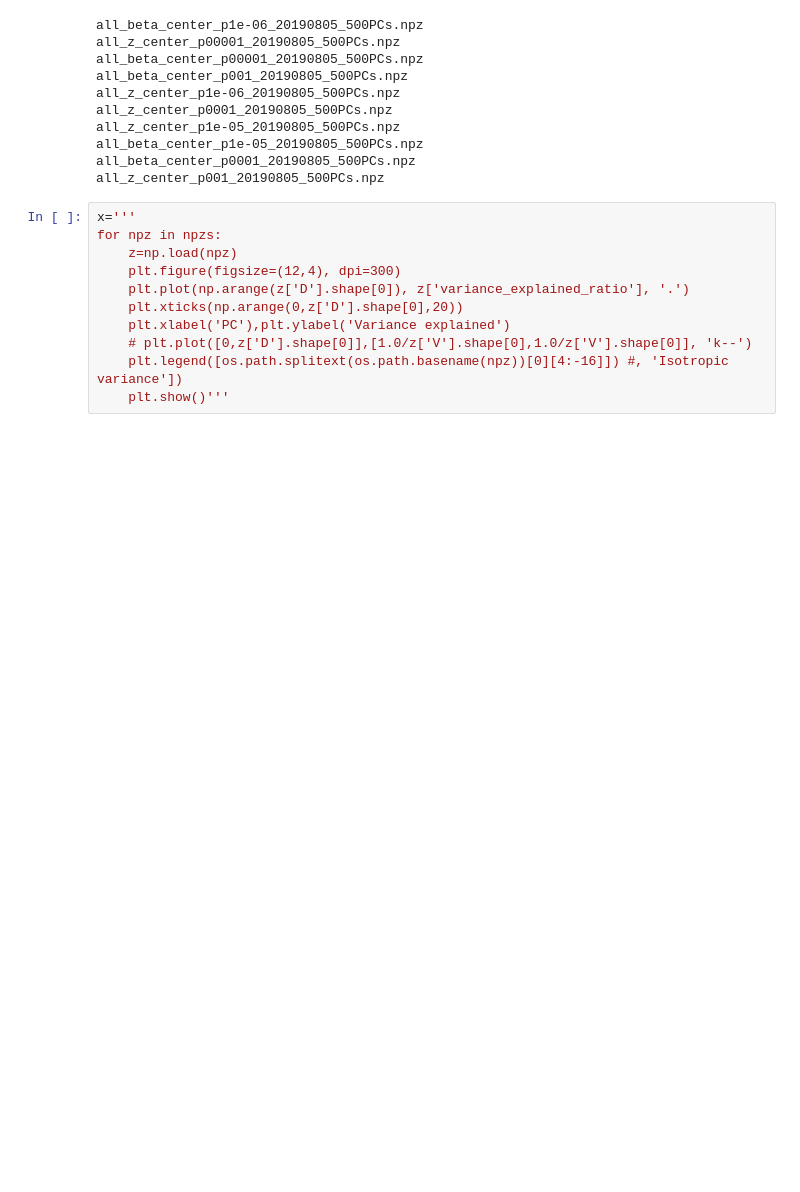
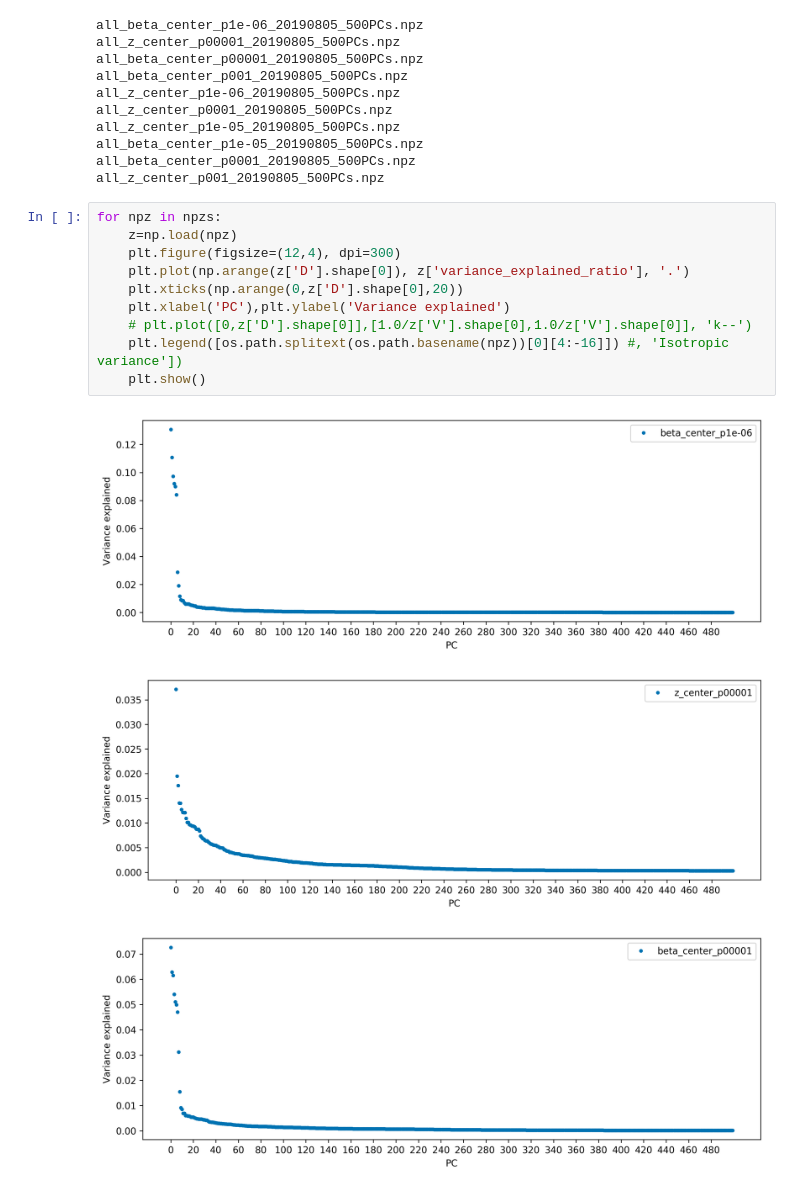
Before and after one commit to rivas-lab/degas-risk, a Jupyter notebook: supplement/FigureS1-Hyperparameter_Optimization.ipynb, the cells around one changed output. Saved outputs shown, nothing was run; the diff lists cells and outputs as text; blank space fills up the shorter version.

```diff
--- a/supplement/FigureS1-Hyperparameter_Optimization.ipynb
+++ b/supplement/FigureS1-Hyperparameter_Optimization.ipynb
@@ -142,13 +168,16 @@ all_beta_center_p1e-05_20190805_500PCs.npz
 all_beta_center_p0001_20190805_500PCs.npz
 all_z_center_p001_20190805_500PCs.npz
 # %%
-x='''
 for npz in npzs:
     z=np.load(npz)
     plt.figure(figsize=(12,4), dpi=300)
     plt.plot(np.arange(z['D'].shape[0]), z['variance_explained_ratio'], '.')
     plt.xticks(np.arange(0,z['D'].shape[0],20))
     plt.xlabel('PC'),plt.ylabel('Variance explained')
     # plt.plot([0,z['D'].shape[0]],[1.0/z['V'].shape[0],1.0/z['V'].shape[0]], 'k--')
     plt.legend([os.path.splitext(os.path.basename(npz))[0][4:-16]]) #, 'Isotropic variance'])
-    plt.show()'''
+    plt.show()
+# %% [output]
+[figure, added]
+[figure, added]
+[figure, added]
```
Also changed, not shown: parts of 10 cells of this notebook, 6 other files.
